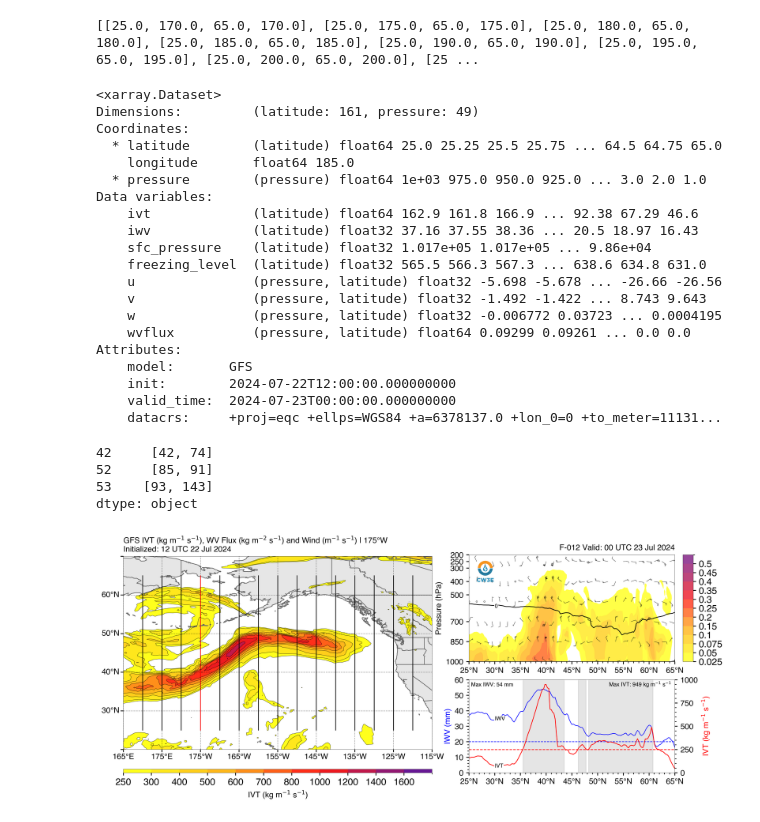
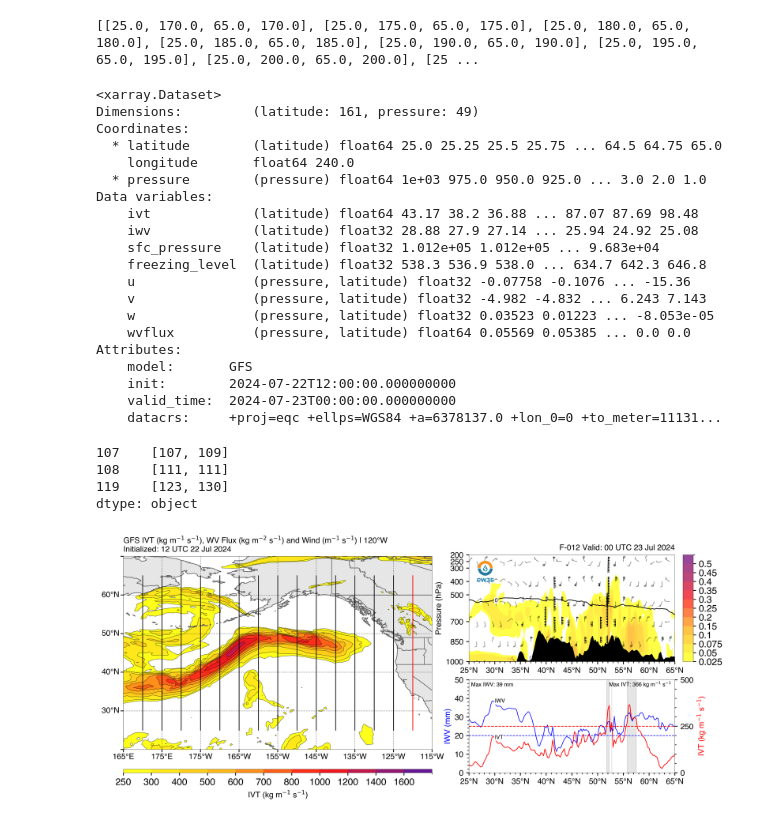
Before and after one commit to CW3E/ivt_cross_sections, a Jupyter notebook: test.ipynb, the cells around one changed output. Drawn from its saved outputs; the diff is of its cells as text; code cells hidden in the pictures.

```diff
--- a/test.ipynb
+++ b/test.ipynb
@@ -39,7 +39,7 @@ def roundPartial(value, resolution):
     return np.round(value / resolution) * resolution
 # %%
 model_name = 'GFS'
-current_lon = 185
+current_lon = 360-120
 F = 12
 # %%
 %%time
@@ -101,17 +101,17 @@ cross
 Dimensions:         (latitude: 161, pressure: 49)
 Coordinates:
   * latitude        (latitude) float64 25.0 25.25 25.5 25.75 ... 64.5 64.75 65.0
-    longitude       float64 185.0
+    longitude       float64 240.0
   * pressure        (pressure) float64 1e+03 975.0 950.0 925.0 ... 3.0 2.0 1.0
 Data variables:
-    ivt             (latitude) float64 162.9 161.8 166.9 ... 92.38 67.29 46.6
-    iwv             (latitude) float32 37.16 37.55 38.36 ... 20.5 18.97 16.43
-    sfc_pressure    (latitude) float32 1.017e+05 1.017e+05 ... 9.86e+04
-    freezing_level  (latitude) float32 565.5 566.3 567.3 ... 638.6 634.8 631.0
-    u               (pressure, latitude) float32 -5.698 -5.678 ... -26.66 -26.56
-    v               (pressure, latitude) float32 -1.492 -1.422 ... 8.743 9.643
-    w               (pressure, latitude) float32 -0.006772 0.03723 ... 0.0004195
-    wvflux          (pressure, latitude) float64 0.09299 0.09261 ... 0.0 0.0
+    ivt             (latitude) float64 43.17 38.2 36.88 ... 87.07 87.69 98.48
+    iwv             (latitude) float32 28.88 27.9 27.14 ... 25.94 24.92 25.08
+    sfc_pressure    (latitude) float32 1.012e+05 1.012e+05 ... 9.683e+04
+    freezing_level  (latitude) float32 538.3 536.9 538.0 ... 634.7 642.3 646.8
+    u               (pressure, latitude) float32 -0.07758 -0.1076 ... -15.36
+    v               (pressure, latitude) float32 -4.982 -4.832 ... 6.243 7.143
+    w               (pressure, latitude) float32 0.03523 0.01223 ... -8.053e-05
+    wvflux          (pressure, latitude) float64 0.05569 0.05385 ... 0.0 0.0
 Attributes:
     model:       GFS
     init:        2024-07-22T12:00:00.000000000
@@ -127,9 +127,9 @@ arr = grp.loc[s.eq(True)] \
          .apply(lambda x: [x.index.min(), x.index.max()])
 arr
 # %% [output]
-42     [42, 74]
-52     [85, 91]
-53    [93, 143]
+107    [107, 109]
+108    [111, 111]
+119    [123, 130]
 dtype: object
 # %%
 ## Set domain name
@@ -236,7 +236,7 @@ ax = fig.add_subplot(gs[0, 2])
 xs = cross.latitude.values
 ys = cross.pressure.values
 terline = cross.sfc_pressure.values / 100. ## convert from Pa to hPa
-ht_fill = ax.fill_between(xs, 1000., terline, facecolor='0.9', edgecolor='k', zorder=10)
+ht_fill = ax.fill_between(xs, 1000., terline, facecolor='k', edgecolor='k', zorder=10)
 
 # Filled contours (WV flux)
 cmap, norm, bnds, cbarticks, cbarlbl = ccmaps.cmap('wvflux') # get cmap from our custom function
@@ -327,31 +327,31 @@ ax2.minorticks_on()
 ax2.tick_params(axis='y', which='minor', right=True)
 ax2.set_ylim(yticks[0], yticks[-1])
 
 ## apply xtick parameters (latitude labels)
 ax.xaxis.set_major_locator(mticker.FixedLocator(np.arange(xs[0], xs[-1]+1, 5)))
 ax.xaxis.set_major_formatter(LATITUDE_FORMATTER)
 ax.minorticks_on()
 ax.tick_params(axis='x', which='minor', bottom=True)
 ax.tick_params(axis='x', which='major')
 
 ## add in grey shading where IWV and IVT > thres
 for i in range(len(arr)):
     ax.axvspan(xs[arr.iloc[i][0]], xs[arr.iloc[i][1]], color='grey', alpha=0.2, lw=None)
 
 ## add in annotation of max IWV and IVT vals
 IWV_ann = 'Max IWV: {0:0.0f} mm'.format(cross.iwv.max().values)
 IVT_ann = 'Max IVT: {0:0.0f} {1}'.format(cross.ivt.max().values, ivt_units)
 
 xy = [(.01, .93), (.68, .93)]
 for i, lbl in enumerate([IWV_ann, IVT_ann]):
     ax.annotate(lbl, # this is the text
                 xy[i], # these are the coordinates to position the label
                 xycoords='axes fraction',
                 zorder=200,
                 **style)
 
 fig.savefig('%s.%s' %(fname, fmt), bbox_inches='tight', dpi=fig.dpi, transparent=True)
 plt.show()
 fig.clf()
 # %% [output]
-[figure, old version]
+[figure, new version]
```
Also changed, not shown: parts of 1 cell of this notebook.
